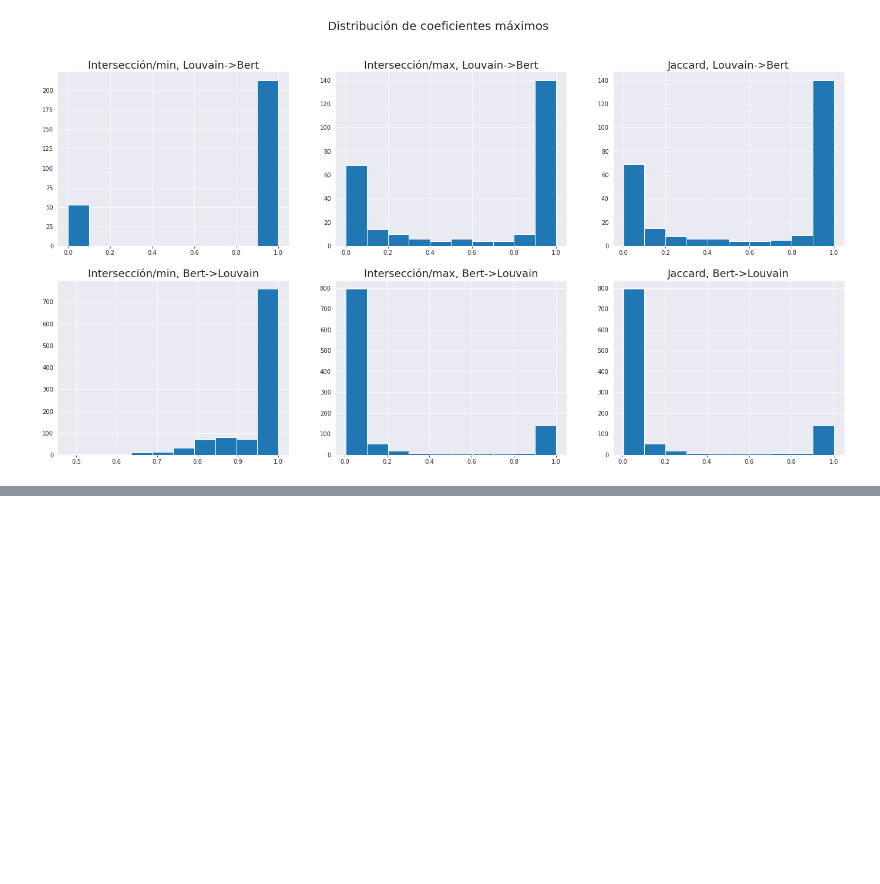
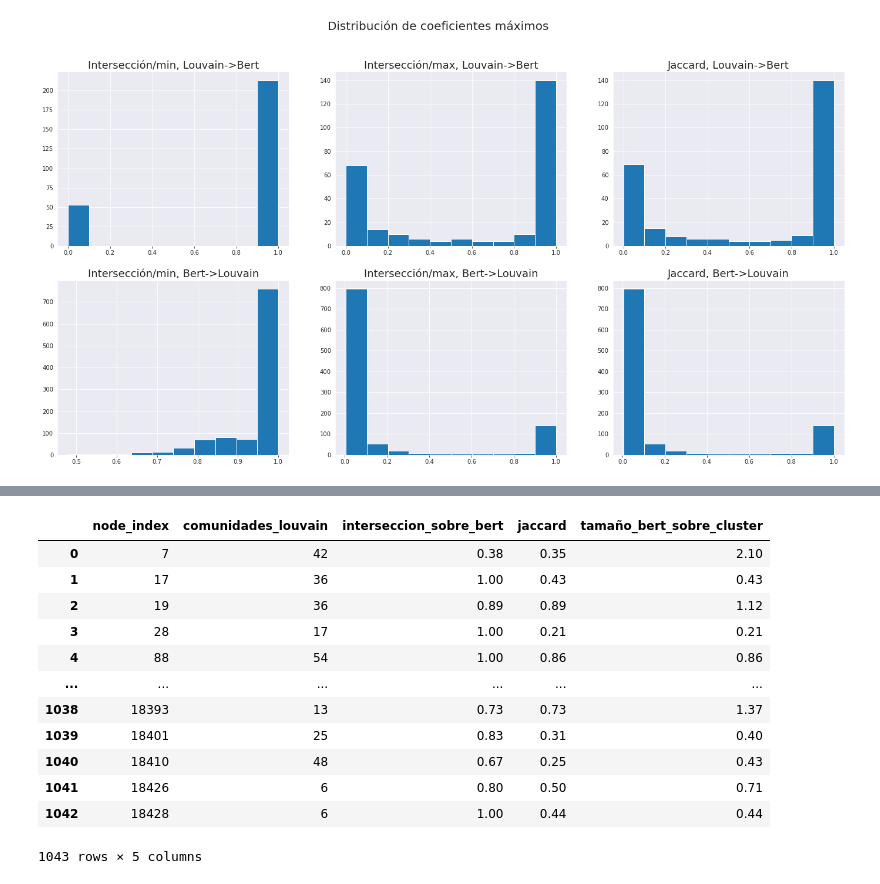
Before and after one commit to ingridheuer/gcnn_gdas, a Jupyter notebook: exploration/notebooks/network_analysis/analisis_comunidades.ipynb, the cells around one changed output, grey strips where cells are left out. Saved outputs shown, nothing was run; the diff lists cells and outputs as text; code cells hidden in the pictures; blank space fills up the shorter version.

```diff
--- a/exploration/notebooks/network_analysis/analisis_comunidades.ipynb
+++ b/exploration/notebooks/network_analysis/analisis_comunidades.ipynb
@@ -553,0 +642,16 @@ fig.savefig(reports_comunidades+"inclusion_berts_louvain.png",dpi=200)
+# %%
+df_metricas_bert_louvain
+# %% [output]
+|  | node_index | comunidades_louvain | interseccion_sobre_bert | jaccard | tamaño_bert_sobre_cluster |
+| 0 | 7 | 42 | 0.38 | 0.35 | 2.10 |
+| 1 | 17 | 36 | 1.00 | 0.43 | 0.43 |
+| 2 | 19 | 36 | 0.89 | 0.89 | 1.12 |
+| 3 | 28 | 17 | 1.00 | 0.21 | 0.21 |
+| 4 | 88 | 54 | 1.00 | 0.86 | 0.86 |
+| ... | ... | ... | ... | ... | ... |
+| 1038 | 18393 | 13 | 0.73 | 0.73 | 1.37 |
+| 1039 | 18401 | 25 | 0.83 | 0.31 | 0.40 |
+| 1040 | 18410 | 48 | 0.67 | 0.25 | 0.43 |
+| 1041 | 18426 | 6 | 0.80 | 0.50 | 0.71 |
+| 1042 | 18428 | 6 | 1.00 | 0.44 | 0.44 |
+1043 rows × 5 columns
```
Also changed, not shown: parts of 10 cells of this notebook, 3 other files.
